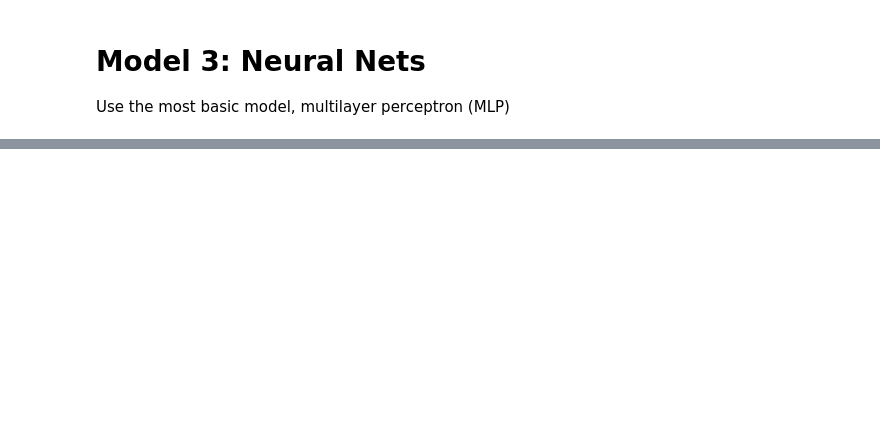
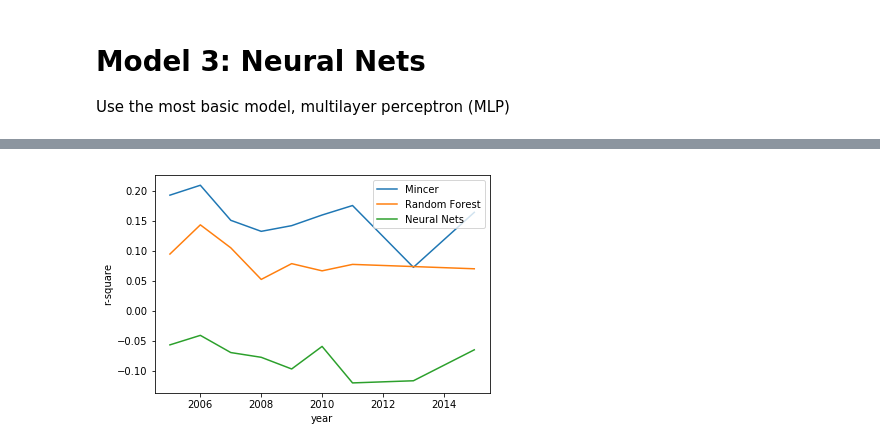
Before and after one commit to panbinwot/Thesis, a Jupyter notebook: preject0.ipynb, the cells around one changed output, grey strips where cells are left out. Drawn from its saved outputs; the diff is of its cells as text; code cells hidden in the pictures; blank space fills up the shorter version.

Commit message:
complete test of overall sample regression

```diff
--- a/preject0.ipynb
+++ b/preject0.ipynb
@@ -37,3 +35,7 @@ y_train, X_train, y_test, X_test = train['lnwage'], train.iloc[:,4:], test['lnwa
+# %%
+dat_tmp = dat[dat['year']==2015]
+train, test =  train_test_split(dat_tmp, test_size = 0.25, random_state = 12)
+y_train, X_train, y_test, X_test = train['lnwage'], train.iloc[:,4:], test['lnwage'], test.iloc[:,4:]
 # %%
 import models
 # %% [markdown]
@@ -68,0 +78,12 @@ AssertionError: Inputs dimension errors.
+# %%
+years = [i for i in range(2005,2012)]+[2013]+[2015]
+res={}
+res['ols'],res['trees'], res['nets'] = [],[],[]
+for y in years:
+    print("---------current test year is {}---------".format(y) )
+    data = dat[dat['year']==y]
+    train, test =  train_test_split(data, test_size = 0.25, random_state = 12)
+    y_train, X_train, y_test, X_test = train['lnwage'], train.iloc[:,4:], test['lnwage'], test.iloc[:,4:]
+    res['ols'].append( mincer(X_train, y_train,  X_test, y_test) )
+    res['trees'].append( trees(X_train, y_train, X_test, y_test, n_estimators=50, max_depth=5) )
+    res['nets'].append(nn(X_train, y_train, X_test, y_test))
@@ -68,0 +108,11 @@ AssertionError: Inputs dimension errors.
+# %%
+import matplotlib.pyplot as plt
+plt.plot(years, res['ols'], label = "Mincer")
+plt.plot(years, res['trees'], label = "Random Forest")
+plt.plot(years, res['nets'], label = "Neural Nets")
+plt.ylabel('r-square')
+plt.xlabel('year')
+plt.legend()
+plt.show()
+# %% [output]
+[figure, added]
```
Also changed, not shown: parts of 7 cells of this notebook, 1 other file.
